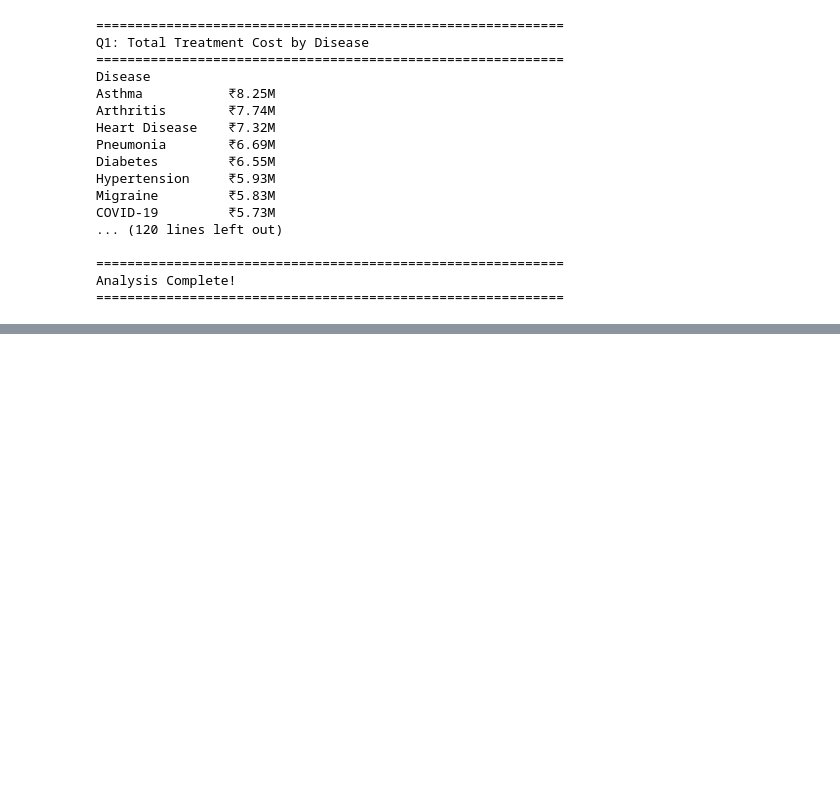
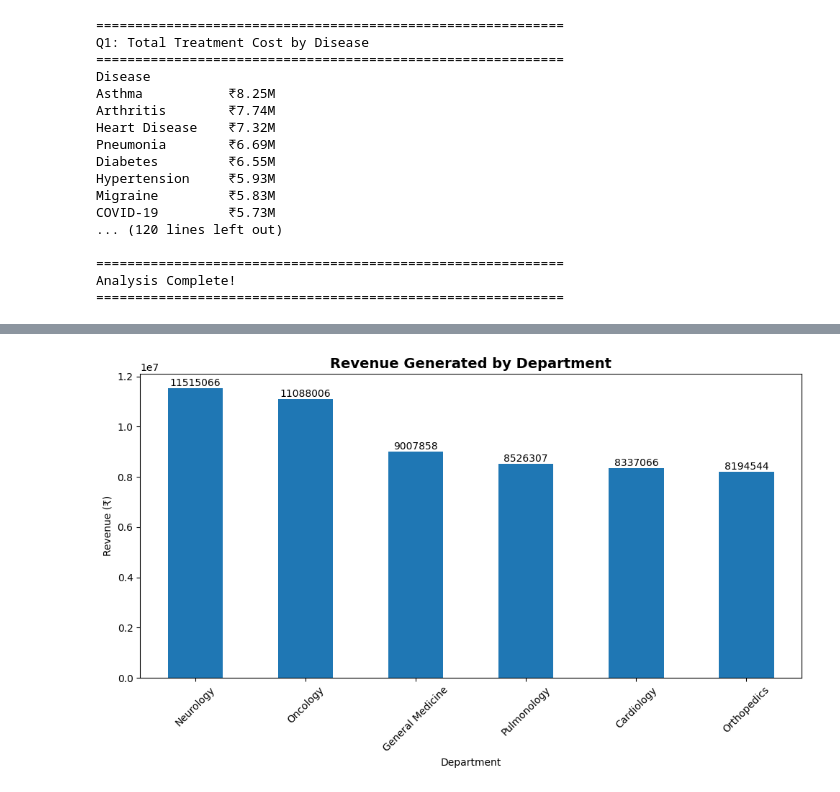
Before and after one commit to neoaitech/Data-Analytics-Selction-Assessment, a Jupyter notebook: Healthcare Analysis.ipynb, the cells around one changed output, grey strips where cells are left out. Drawn from its saved outputs; the diff is of its cells as text; code cells hidden in the pictures; blank space fills up the shorter version.

```diff
--- a/Healthcare Analysis.ipynb
+++ b/Healthcare Analysis.ipynb
@@ -127,0 +144,16 @@ Analysis Complete!
+# %%
+plt.figure(figsize=(10,6))
+ax = q2.plot(kind='bar')
+
+plt.title('Revenue Generated by Department', fontsize=14, fontweight='bold')
+plt.xlabel('Department')
+plt.ylabel('Revenue (₹)')
+plt.xticks(rotation=45)
+
+for container in ax.containers:
+    ax.bar_label(container, fmt='%.0f')
+
+plt.tight_layout()
+plt.show()
+# %% [output]
+[figure, added]
```
Also changed, not shown: parts of 6 cells of this notebook, 1 other file.
